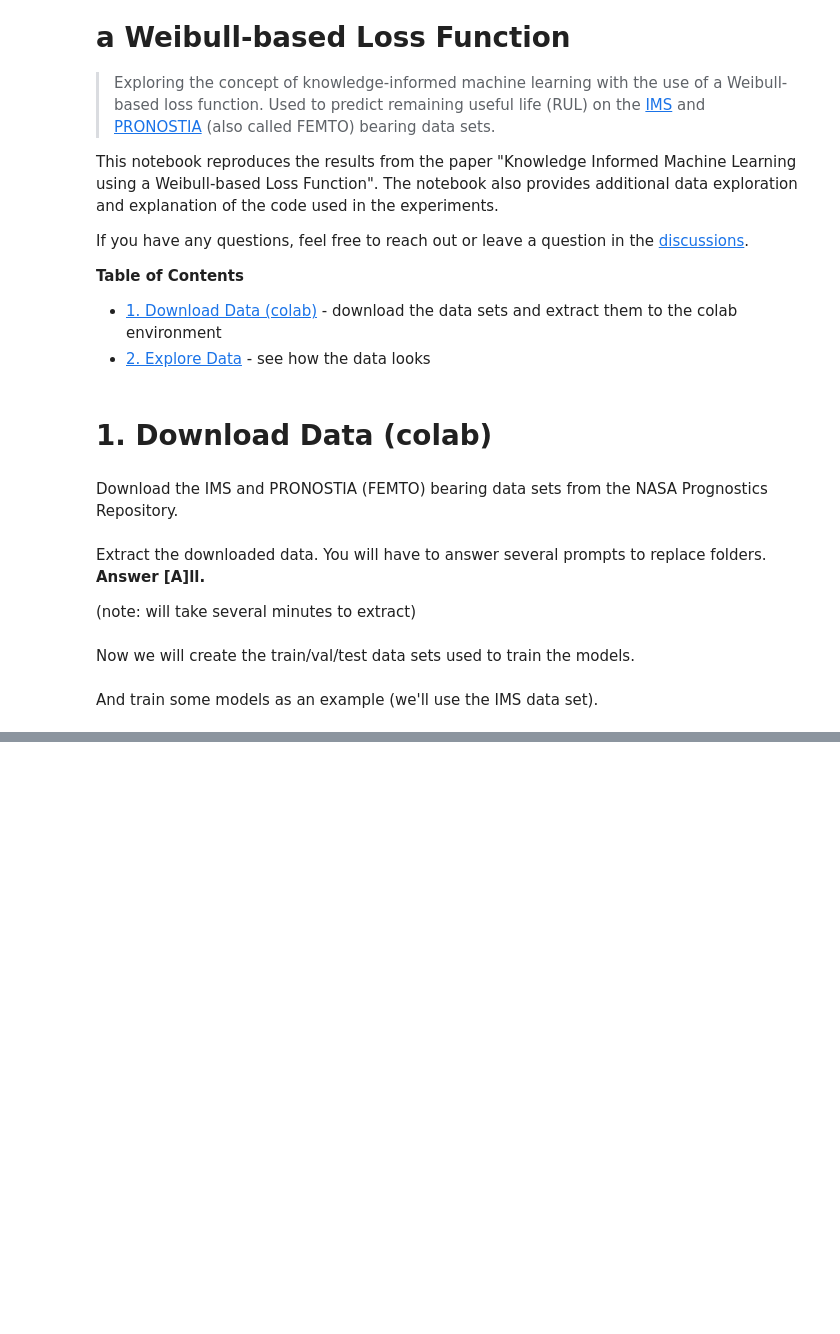
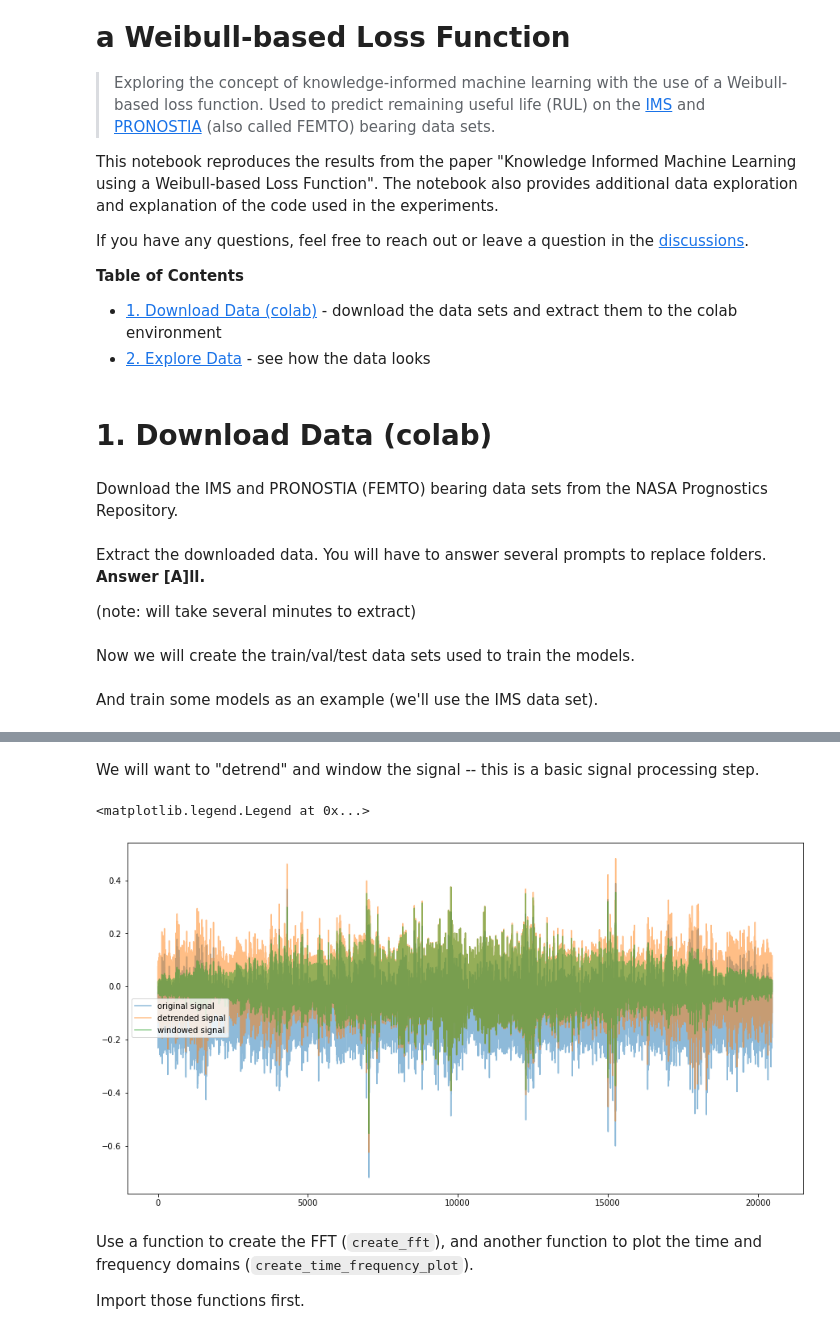
Before and after one commit to tvhahn/weibull-knowledge-informed-ml, a Jupyter notebook: example.ipynb, the cells around one changed output, grey strips where cells are left out. Saved outputs shown, nothing was run; the diff lists cells and outputs as text; code cells hidden in the pictures; blank space fills up the shorter version.

```diff
--- a/example.ipynb
+++ b/example.ipynb
@@ -56,0 +109,22 @@ folder_raw_data = folder_root / 'data/raw/IMS/' # raw data folder
+# %% [markdown]
+We will want to "detrend" and window the signal -- this is a basic signal processing step.
+# %%
+# practice detrending
+fig, ax = plt.subplots(1, 1, figsize=(15, 8))
+
+plt.plot(df['b1_ch1'], alpha=0.5, label='original signal')
+y_detrend = signal.detrend(df['b1_ch1'], type="linear")
+plt.plot(y_detrend, alpha=0.5, label='detrended signal')
+
+# apply either a hamming or kaiser windowing function
+# y_detrend *= np.hamming(len(y_detrend))
+y_detrend *= np.kaiser(len(y_detrend), 3)
+plt.plot(y_detrend, alpha=0.5, label='windowed signal')
+plt.legend(loc='center left')
+# %% [output]
+<matplotlib.legend.Legend at 0x...>
+[figure, added]
+# %% [markdown]
+Use a function to create the FFT (`create_fft`), and another function to plot the time and frequency domains (`create_time_frequency_plot`).
+
+Import those functions first.
```
Also changed, not shown: parts of 27 cells of this notebook.
